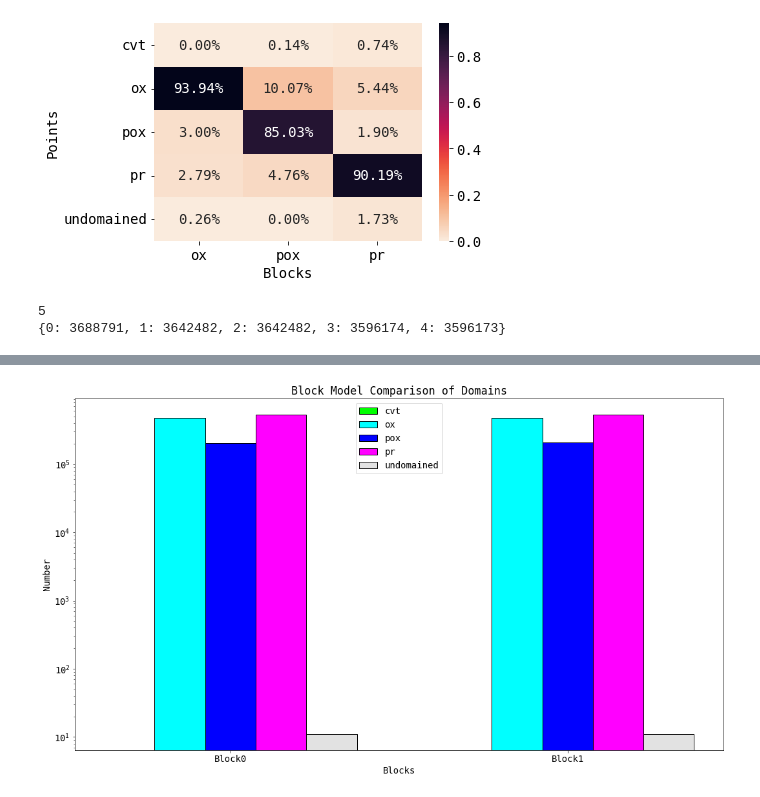
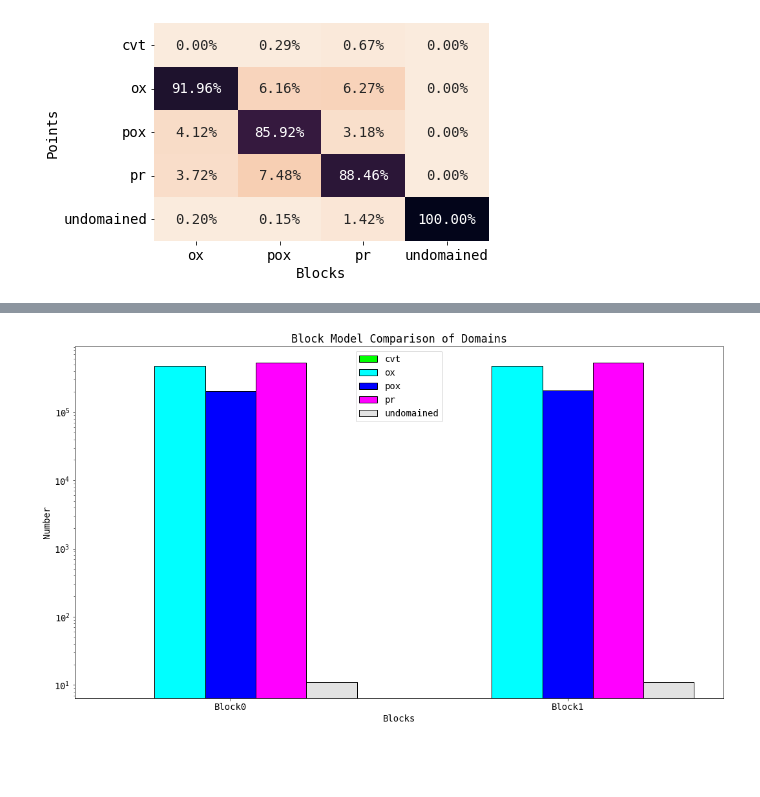
Before and after one commit to jash404/Block-model-comparison, a Jupyter notebook: Interactivew Block Model.ipynb, the cells around one changed output, grey strips where cells are left out. Drawn from its saved outputs; the diff is of its cells as text; code cells hidden in the pictures; blank space fills up the shorter version.

```diff
--- a/Interactivew Block Model.ipynb
+++ b/Interactivew Block Model.ipynb
@@ -215,13 +365,19 @@ samplepoints_crawler = 0
 check = 0
 pointnotfound_in_indices_givenbygridindex = []
 with project.read(selected_model) as bm:
-    for samplepoints_crawler, samplepoints_value in tqdm(enumerate(real_points)):
+    for samplepoints_crawler, samplepoints_value in tqdm(
+        enumerate(real_points),
+        total=len(real_points),
+        desc="Progress",
+        ncols=500,
+        ascii="**",
+    ):
         c1 = math.floor(samplepoints_value[0] / x_res)
         c2 = math.floor(samplepoints_value[1] / y_res)
         c3 = math.floor(samplepoints_value[2] / z_res)
 
         if (0 <= c1 < x_count) and (0 <= c2 < y_count) and (0 <= c3 < z_count):
-            index = index_map.index([c1, c2, c3])
+            index = index_map[0].index([c1, c2, c3])
             # print(index)
             subblock_check = bm.grid_index([c1, c2, c3])
             # print(subblock_check)
@@ -380,47 +600,26 @@ Name: Block Domains, dtype: int64
 # %%
 # CONFUSION MATRIX FOR POINT TO BLOCK COMPARISON
 point_confusion_matrix = pd.crosstab(
-    df["Points Domain"], df["Block Domains"], rownames=["Points"], colnames=["Blocks"]
+    df2["Points Domain"], df2["Block Domains"], rownames=["Points"], colnames=["Blocks"]
 )
 point_confusion_matrix = pd.DataFrame(point_confusion_matrix)
 
 mt = cm.figure(0)
 gn = sns.heatmap(
     (point_confusion_matrix) / (np.sum(point_confusion_matrix)),
     cbar_kws={},
     annot=True,
     fmt=".2%",
     cmap="rocket_r",
-    cbar=True,
+    cbar=False,
 )
 
 cm.show()
 # Uncomment the lines below to generate a report.
 # print(
 #     metrics.classification_report(
 #         df["Points Domain"], df["Block Domains"], labels=colour_names, zero_division=1
 #     )
 # )
 # %% [output]
-[figure, old version]
+[figure, new version]
-# %%
-# BRUTE FORCE METHOD
-tr = 0
-point_pos = {}
-# THIS IS FOR TESTING ONLY, STILL HAVE TO TAKE ACCOUNT OF WHICH BLOCK MODEL WE ARE PARSING, IN THE CODE BELOW.
-for cx in range(0, 5, 1):
-    for ex in range(0, len(block_centroids), 1):
-        if (
-            (extents[0][ex][0][0] < real_points[cx][0] <= extents[0][ex][1][0])
-            and (extents[0][ex][0][1] < real_points[cx][1] <= extents[0][ex][1][1])
-            and (extents[0][ex][0][2] < real_points[cx][2] <= extents[0][ex][1][2])
-        ):
-            point_pos[cx] = ex
-            tr = tr + 1
-            break
-
-print(tr)
-print(point_pos)
-# %% [output]
-5
-{0: 3688791, 1: 3642482, 2: 3642482, 3: 3596174, 4: 3596173}
```
Also changed, not shown: parts of 14 cells of this notebook.
